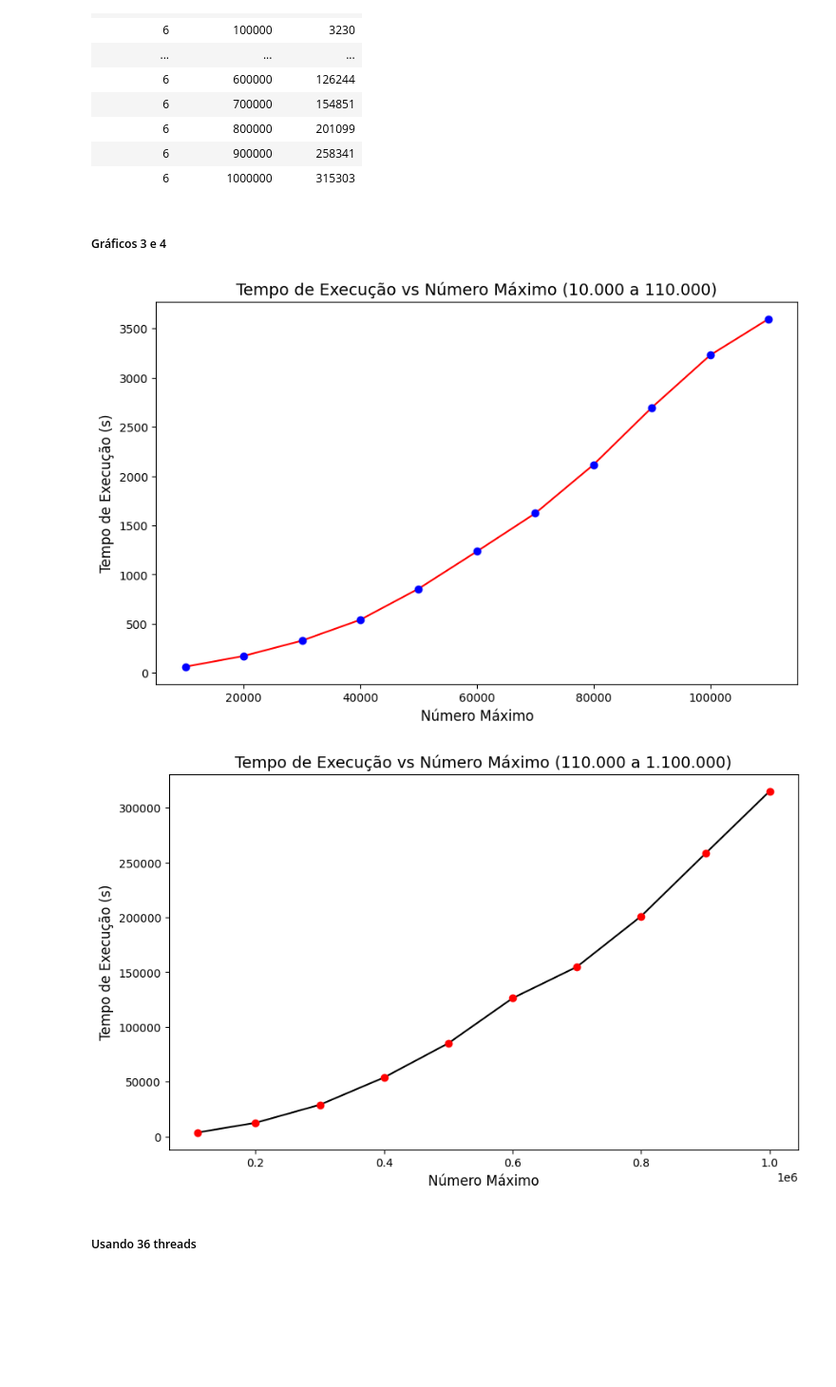
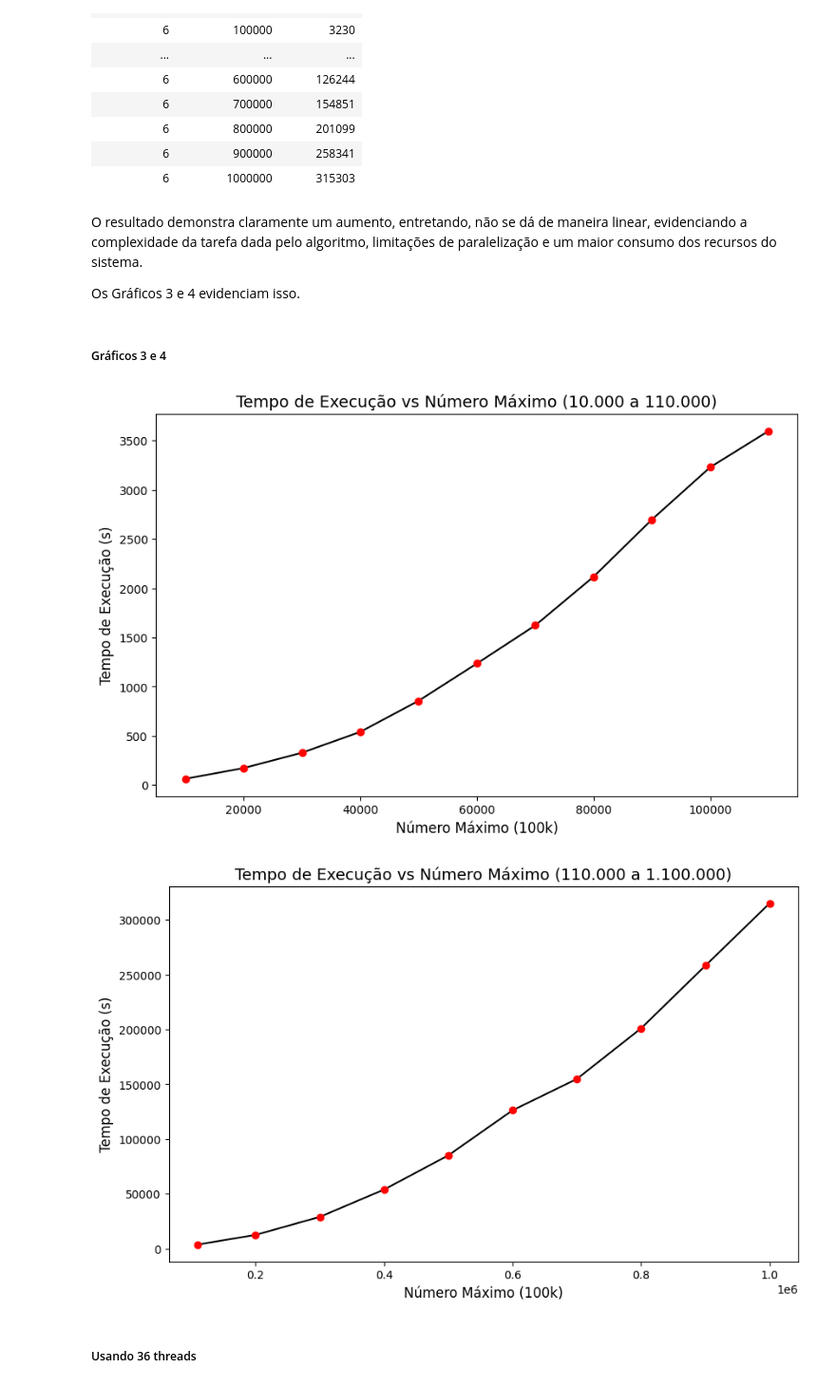
Before and after one commit to BrunSouza/Analise-desempenho-de-sistemas, a Jupyter notebook: Análise Notebook Pessoal/analise.ipynb, the cells around one changed output. Shown at 95% size. Cells and saved outputs as stored; diff of their text form; code cells hidden in the pictures; blank space fills up the shorter version.

Commit message:
Ajuste gráficos

```diff
--- a/Análise Notebook Pessoal/analise.ipynb
+++ b/Análise Notebook Pessoal/analise.ipynb
@@ -174,43 +174,46 @@ display(temp_exec.style.hide(axis='index'))
 | 6 | 800000 | 201099 |
 | 6 | 900000 | 258341 |
 | 6 | 1000000 | 315303 |
+# %% [markdown]
+O resultado demonstra claramente um aumento, entretando, não se dá de maneira linear, evidenciando a complexidade da tarefa dada pelo algoritmo, limitações de paralelização e um maior consumo dos recursos do sistema.
+
+Os Gráficos 3 e 4 evidenciam isso.
 # %% [markdown]
 ##### Gráficos 3 e 4
 # %%
 df_intervalo1 = temp_exec[temp_exec["NumeroMaximo"] <= 110000]  # Valores menores ou iguais a 110000
 df_intervalo2 = temp_exec[temp_exec["NumeroMaximo"] >= 110000]  # Valores maiores ou iguais a 110000
 
 df_intervalo1 = df_intervalo1.sort_values(by="ElapsedTime", ascending=True)
 
 # Gerar o primeiro gráfico
 plt.figure(figsize=(10, 6))
 plt.plot(df_intervalo1["NumeroMaximo"], df_intervalo1["ElapsedTime"], color='black', label='Linha de Execução')
 plt.scatter(df_intervalo1["NumeroMaximo"], df_intervalo1["ElapsedTime"], color='red', zorder=5)
-plt.xlabel("Número Máximo", fontsize=12)
+plt.xlabel("Número Máximo (100k)", fontsize=12)
 plt.ylabel("Tempo de Execução (s)", fontsize=12)
 plt.title("Tempo de Execução vs Número Máximo (10.000 a 110.000)", fontsize=14)
 
 plt.savefig('grafico_escalabilidade_exec_01.jpeg', format='jpeg', bbox_inches='tight')
 
 plt.show()
 
 df_intervalo2 = df_intervalo2.sort_values(by="ElapsedTime", ascending=True)
 
 # Gerar o segundo gráfico
 plt.figure(figsize=(10, 6))
 plt.plot(df_intervalo2["NumeroMaximo"], df_intervalo2["ElapsedTime"], color='black', label='Linha de Execução')
 plt.scatter(df_intervalo2["NumeroMaximo"], df_intervalo2["ElapsedTime"], color='red', zorder=5)
-plt.xlabel("Número Máximo", fontsize=12)
+plt.xlabel("Número Máximo (100k)", fontsize=12)
 plt.ylabel("Tempo de Execução (s)", fontsize=12)
 plt.title("Tempo de Execução vs Número Máximo (110.000 a 1.100.000)", fontsize=14)
 
 plt.savefig('grafico_escalabilidade_exec_02.jpeg', format='jpeg', bbox_inches='tight')
 
-
 plt.show()
 # %% [output]
-[figure, old version]
+[figure, new version]
-[figure, old version]
+[figure, new version]
 # %% [markdown]
 ##### Usando 36 threads
 # %%
```
Also changed, not shown: parts of 1 cell of this notebook, 4 other files.
